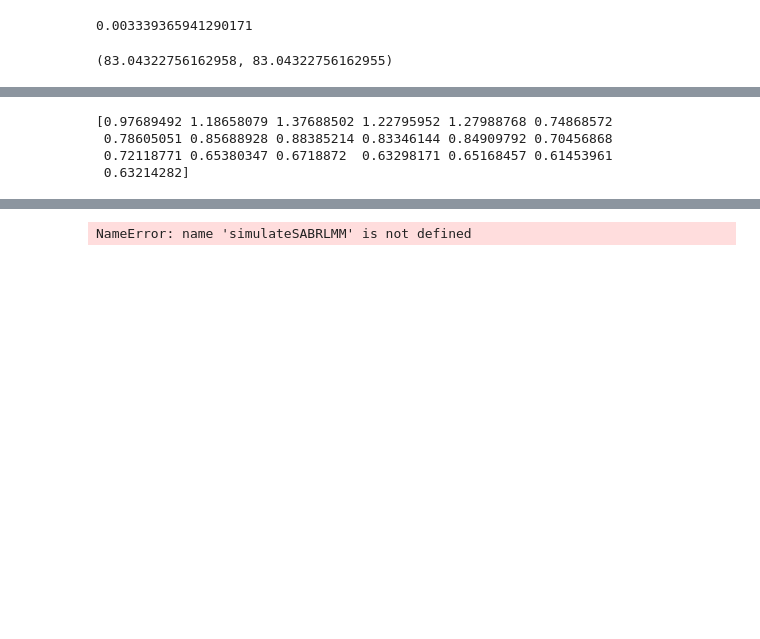
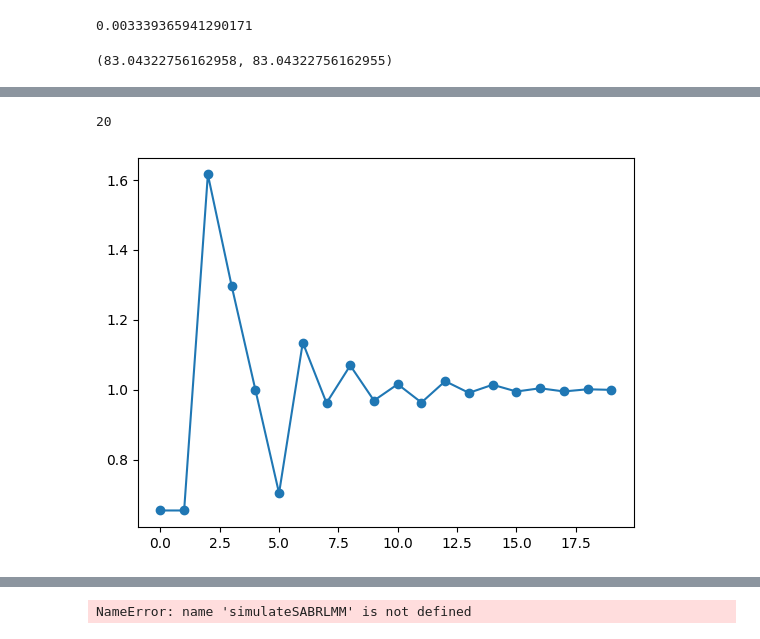
Before and after one commit to Dunkalot/gamma-vega-rl-hedging, a Jupyter notebook: test.ipynb, the cells around one changed output, grey strips where cells are left out. Cells and saved outputs as stored; diff of their text form; code cells hidden in the pictures; blank space fills up the shorter version.

```diff
--- a/test.ipynb
+++ b/test.ipynb
@@ -118,14 +133,16 @@ params_g = load_object(path_params+"/vol_params_g.pkl")
 params_h= load_object(path_params+"/volvol_params_h.pkl")
 spots= load_object(path_params+"/spot_rates.pkl")
 
-print(epsilon_exp)
+epsilon_exp = np.concatenate([epsilon_exp[[0]],epsilon_exp])
+s0_exp = np.concatenate([s0_exp[[0]], s0_exp])
-# %% [output]
-[0.97689492 1.18658079 1.37688502 1.22795952 1.27988768 0.74868572
- 0.78605051 0.85688928 0.88385214 0.83346144 0.84909792 0.70456868
- 0.72118771 0.65380347 0.6718872  0.63298171 0.65168457 0.61453961
- 0.63214282]
 # %%
-rho_mat = doust_fwd_fwd[:19, :19]
-theta_mat = doust_vol_vol[:19, :19] #TODO: check if this is correct, or it should remove the first row and column instead
+rho_mat_6m = doust_fwd_fwd[:19, :19]
+theta_mat_6m = doust_vol_vol[:19, :19] #TODO: check if this is correct, or it should remove the first row and column instead
 phi_mat = corr_fwd_vol
 fwd_tenors = np.arange(1,10.5,0.5)
+
+plt.plot(s0_exp, 'o-')
+print(len(s0_exp))
+# %% [output]
+20
+[figure, added]
```
Also changed, not shown: parts of 21 cells of this notebook.
